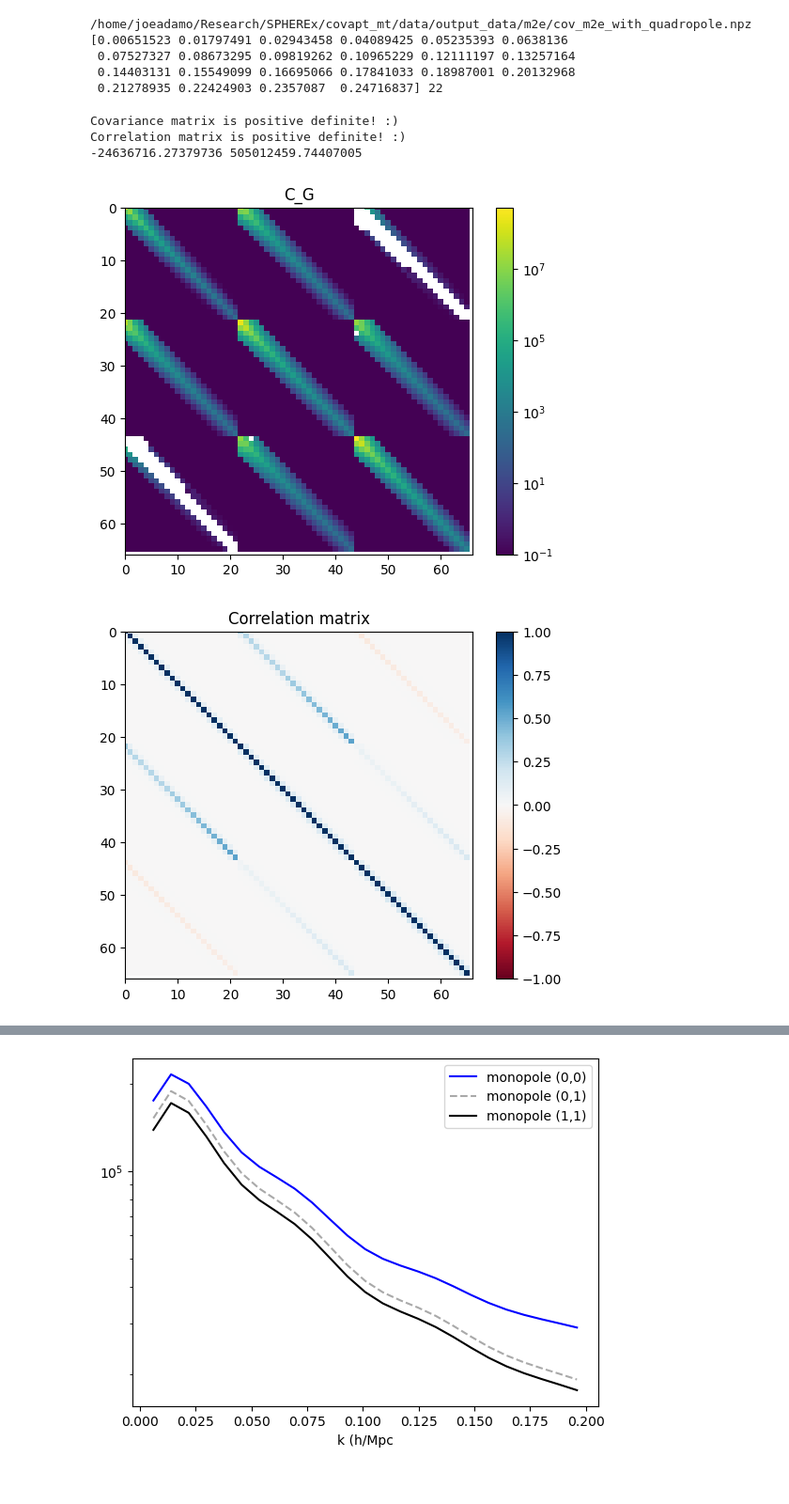
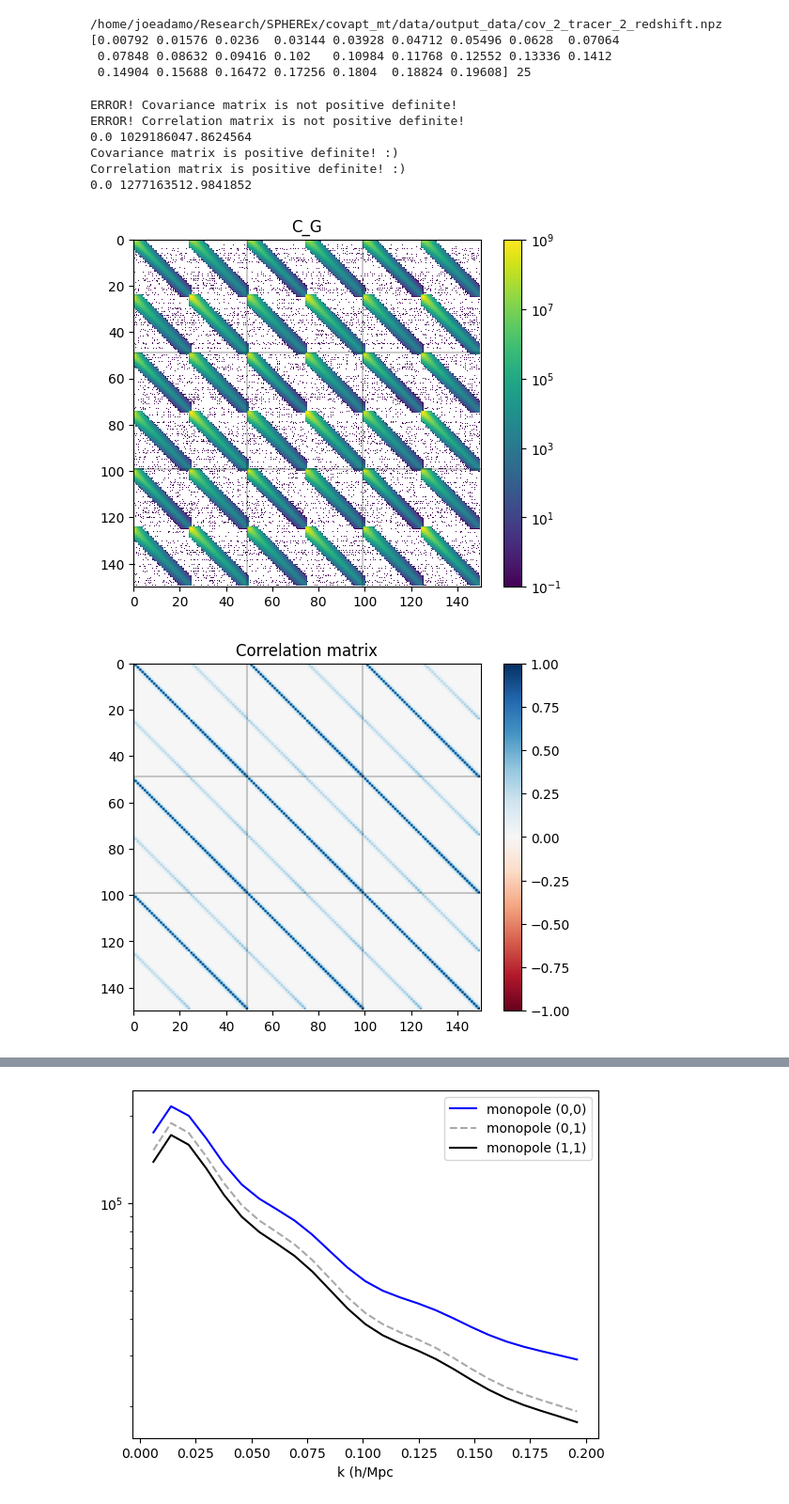
Before and after one commit to jadamo/covapt_mt, a Jupyter notebook: test_mt_covapt.ipynb, the cells around one changed output, grey strips where cells are left out. Shown at 94% size. Saved outputs shown, nothing was run; the diff lists cells and outputs as text; code cells hidden in the pictures.

```diff
--- a/test_mt_covapt.ipynb
+++ b/test_mt_covapt.ipynb
@@ -8,5 +9,5 @@ from covapt_mt.utils import load_config_file
 # %%
-config_dict = load_config_file("config/get_covariance.yaml")
+config_dict = load_config_file("config/covariance_emulator.yaml")
 
 k_data = np.load(config_dict["input_dir"] + config_dict["k_array_file"])
 k_0 = k_data["k_0"]
@@ -17,6 +18,7 @@ num_zbins = len(C_data.files)
 num_tracers = config_dict["num_tracers"]
 num_spectra = int(num_tracers*(num_tracers+1)/2)
 num_kbins = len(k_0)
+num_ells = 2
 
 print(k_0, len(k_0))
 
@@ -24,11 +26,10 @@ for z in range(num_zbins):
     C_G.append(C_data["zbin_"+str(z)])
     P_G.append(np.linalg.inv(C_G[z]))
 # %% [output]
-/home/joeadamo/Research/SPHEREx/covapt_mt/data/output_data/m2e/cov_m2e_with_quadropole.npz
-[0.00651523 0.01797491 0.02943458 0.04089425 0.05235393 0.0638136
- 0.07527327 0.08673295 0.09819262 0.10965229 0.12111197 0.13257164
- 0.14403131 0.15549099 0.16695066 0.17841033 0.18987001 0.20132968
- 0.21278935 0.22424903 0.2357087  0.24716837] 22
+/home/joeadamo/Research/SPHEREx/covapt_mt/data/output_data/cov_2_tracer_2_redshift.npz
+[0.00792 0.01576 0.0236  0.03144 0.03928 0.04712 0.05496 0.0628  0.07064
+ 0.07848 0.08632 0.09416 0.102   0.10984 0.11768 0.12552 0.13336 0.1412
+ 0.14904 0.15688 0.16472 0.17256 0.1804  0.18824 0.19608] 25
 # %%
 def CorMat(cov):
     rms = np.sqrt(np.diag(cov))
@@ -47,41 +48,44 @@ for z in range(num_zbins):
     corr = CorMat(C_G[z])
 
     try:
         L = np.linalg.cholesky(C_G[z])
         print("Covariance matrix is positive definite! :)")
     except:
         print("ERROR! Covariance matrix is not positive definite!")
 
     try:
         L = np.linalg.cholesky(corr)
         print("Correlation matrix is positive definite! :)")
     except:
         print("ERROR! Correlation matrix is not positive definite!")
 
     print(np.amin(C_G[z]), np.amax(C_G[z]))
     plt.figure()
     plt.title("C_G")
     img = plt.imshow(C_G[z], cmap="viridis",  norm=colors.LogNorm(vmin=0.1, vmax=np.amax(C_G[z])))
     #img = plt.imshow(C_G[z], cmap="RdBu",  norm=colors.SymLogNorm(linthresh=1., vmin=np.amin(C_G[z]), vmax=np.amax(C_G[z])))
     for i in range(num_spectra):
-        plt.axvline(i*num_kbins*2 - 1, c="black", alpha=0.2)
-        plt.axhline(i*num_kbins*2 - 1, c="black", alpha=0.2)
-    plt.xlim(0, num_spectra*3*num_kbins)
-    plt.ylim(num_spectra*3*num_kbins, 0)
+        plt.axvline(i*num_kbins*num_ells - 1, c="black", alpha=0.2)
+        plt.axhline(i*num_kbins*num_ells - 1, c="black", alpha=0.2)
+    plt.xlim(0, num_spectra*num_ells*num_kbins)
+    plt.ylim(num_spectra*num_ells*num_kbins, 0)
     plt.colorbar()
 
     plt.figure()
     plt.title("Correlation matrix")
     img = plt.imshow(corr, vmin=-1, vmax=1, cmap="RdBu")
     for i in range(num_spectra):
-        plt.axvline(i*num_kbins*3 - 1, c="black", alpha=0.2)
-        plt.axhline(i*num_kbins*3 - 1, c="black", alpha=0.2)
-    plt.xlim(0, num_spectra*3*num_kbins)
-    plt.ylim(num_spectra*3*num_kbins, 0)
+        plt.axvline(i*num_kbins*num_ells - 1, c="black", alpha=0.2)
+        plt.axhline(i*num_kbins*num_ells - 1, c="black", alpha=0.2)
+    plt.xlim(0, num_spectra*num_ells*num_kbins)
+    plt.ylim(num_spectra*num_ells*num_kbins, 0)
     plt.colorbar()
 # %% [output]
+ERROR! Covariance matrix is not positive definite!
+ERROR! Correlation matrix is not positive definite!
+0.0 1029186047.8624564
 Covariance matrix is positive definite! :)
 Correlation matrix is positive definite! :)
--24636716.27379736 505012459.74407005
+0.0 1277163512.9841852
-[figure, old version]
+[figure, new version]
-[figure, old version]
+[figure, new version]
```
Also changed, not shown: parts of 10 cells of this notebook, 2 other files.
